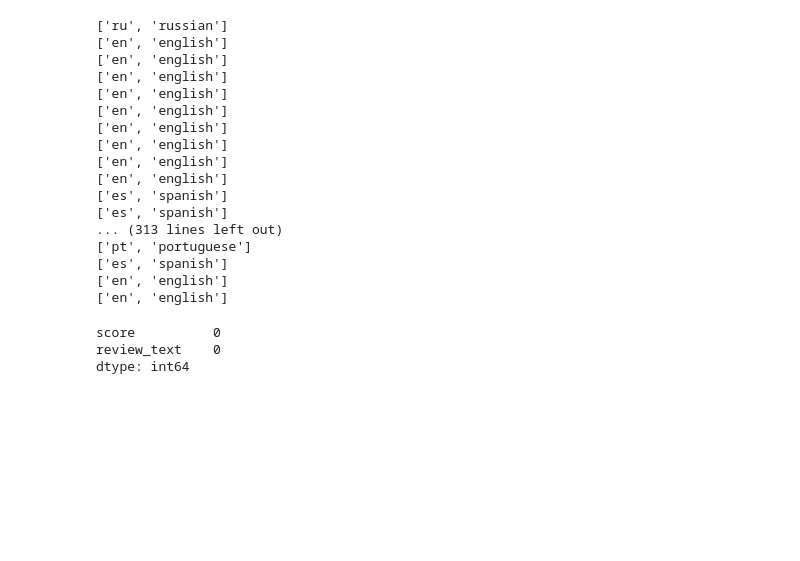
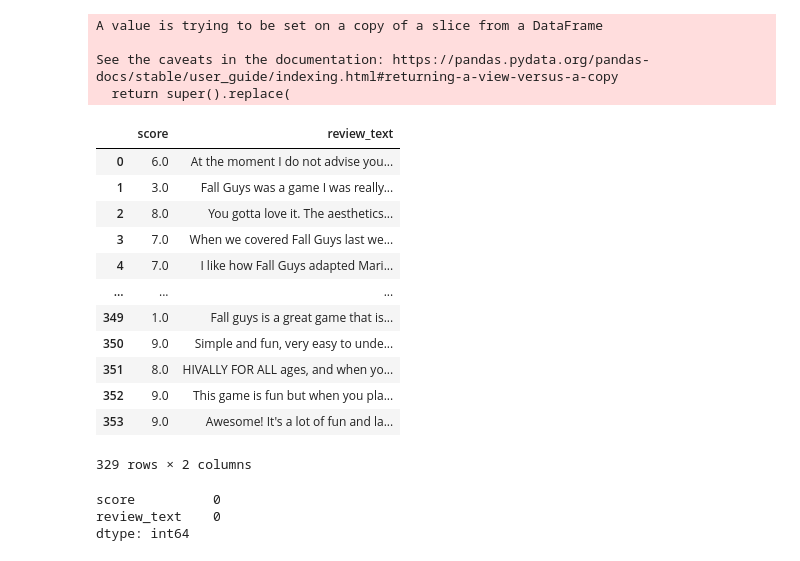
Before and after one commit to ehern251/ML-Project, a Jupyter notebook: Project.ipynb, the cells around one changed output. Saved outputs shown, nothing was run; the diff lists cells and outputs as text; code cells hidden in the pictures; blank space fills up the shorter version.

```diff
--- a/Project.ipynb
+++ b/Project.ipynb
@@ -29,38 +30,38 @@ fg_df.drop(columns=['username','review_type','published_date','published_date',
 # %%
 noNull = fg_df.dropna()
 # %%
-for i in noNull['review_text']:
-    detector = google_translator()
-    detect_result = detector.detect(i)
-    print(detect_result)
+# for i in noNull['review_text']:
+#     detector = google_translator()
+#     detect_result = detector.detect(i)
+#     print(detect_result)
-# %% [output]
-['ru', 'russian']
-['en', 'english']
-['en', 'english']
-['en', 'english']
-['en', 'english']
-['en', 'english']
-['en', 'english']
-['en', 'english']
-['en', 'english']
-['en', 'english']
-['es', 'spanish']
-['es', 'spanish']
-... (313 lines left out)
-['pt', 'portuguese']
-['es', 'spanish']
-['en', 'english']
-['en', 'english']
 # %%
-# translations = {}
-# for i in noNull['review_text']:
-#     translator = google_translator()
-#     translations[i] = translator.translate(i, lang_tgt='en')
+translations = {}
+for i in noNull['review_text']:
+    translator = google_translator()
+    translations[i] = translator.translate(i, lang_tgt='en')
 
-# noNull.replace(translations, inplace = True)
+noNull.replace(translations, inplace = True)
 
-# # check translation
-# noNull
+# check translation
+noNull
+# %% [output]
+A value is trying to be set on a copy of a slice from a DataFrame
+
+See the caveats in the documentation: https://pandas.pydata.org/pandas-docs/stable/user_guide/indexing.html#returning-a-view-versus-a-copy
+  return super().replace(
+|  | score | review_text |
+| 0 | 6.0 | At the moment I do not advise you... |
+| 1 | 3.0 | Fall Guys was a game I was really... |
+| 2 | 8.0 | You gotta love it. The aesthetics... |
+| 3 | 7.0 | When we covered Fall Guys last we... |
+| 4 | 7.0 | I like how Fall Guys adapted Mari... |
+| ... | ... | ... |
+| 349 | 1.0 | Fall guys is a great game that is... |
+| 350 | 9.0 | Simple and fun, very easy to unde... |
+| 351 | 8.0 | HIVALLY FOR ALL ages, and when yo... |
+| 352 | 9.0 | This game is fun but when you pla... |
+| 353 | 9.0 | Awesome! It's a lot of fun and la... |
+329 rows × 2 columns
 # %%
 translated_df = noNull.copy()
 # %%
```
Also changed, not shown: parts of 16 cells of this notebook.
